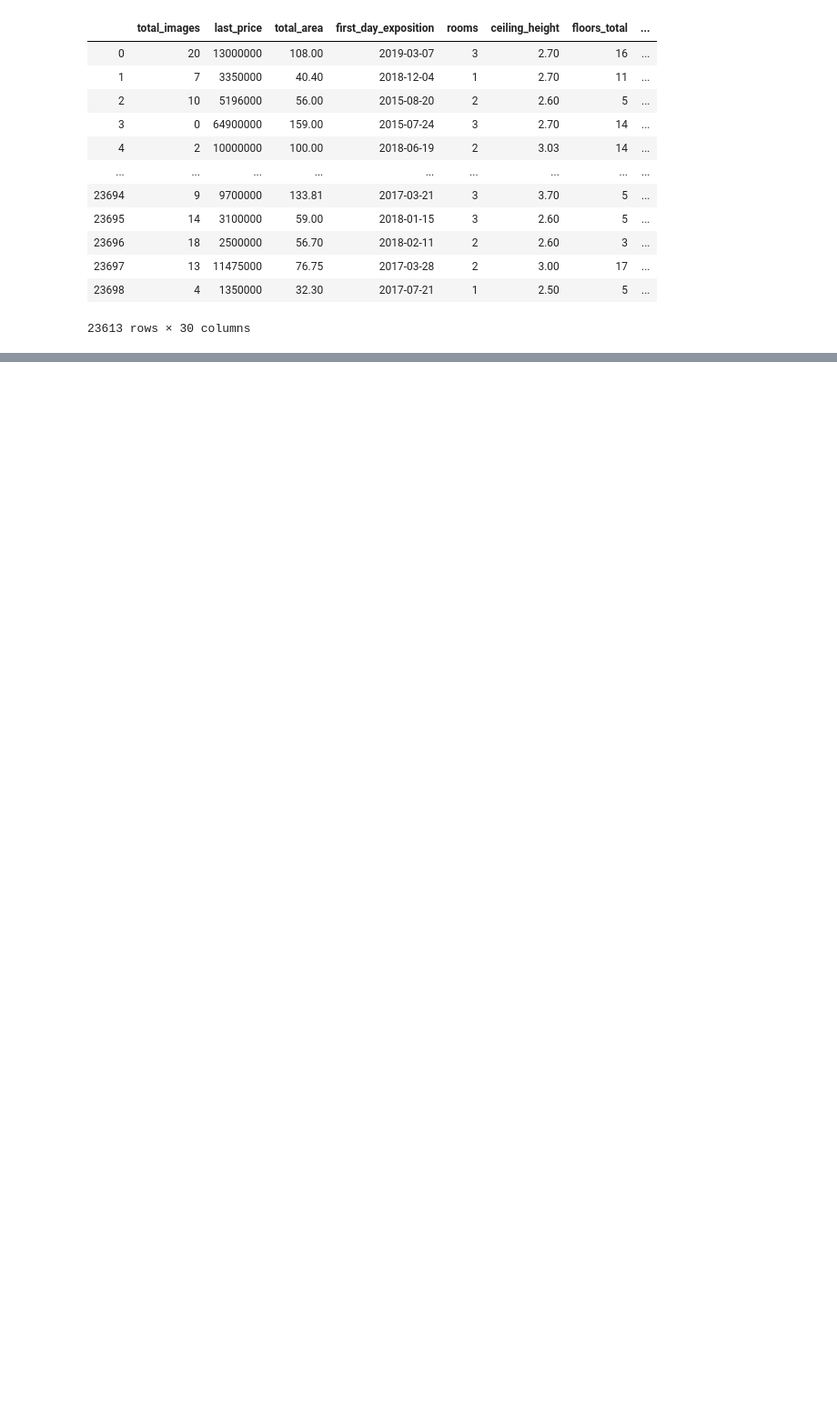
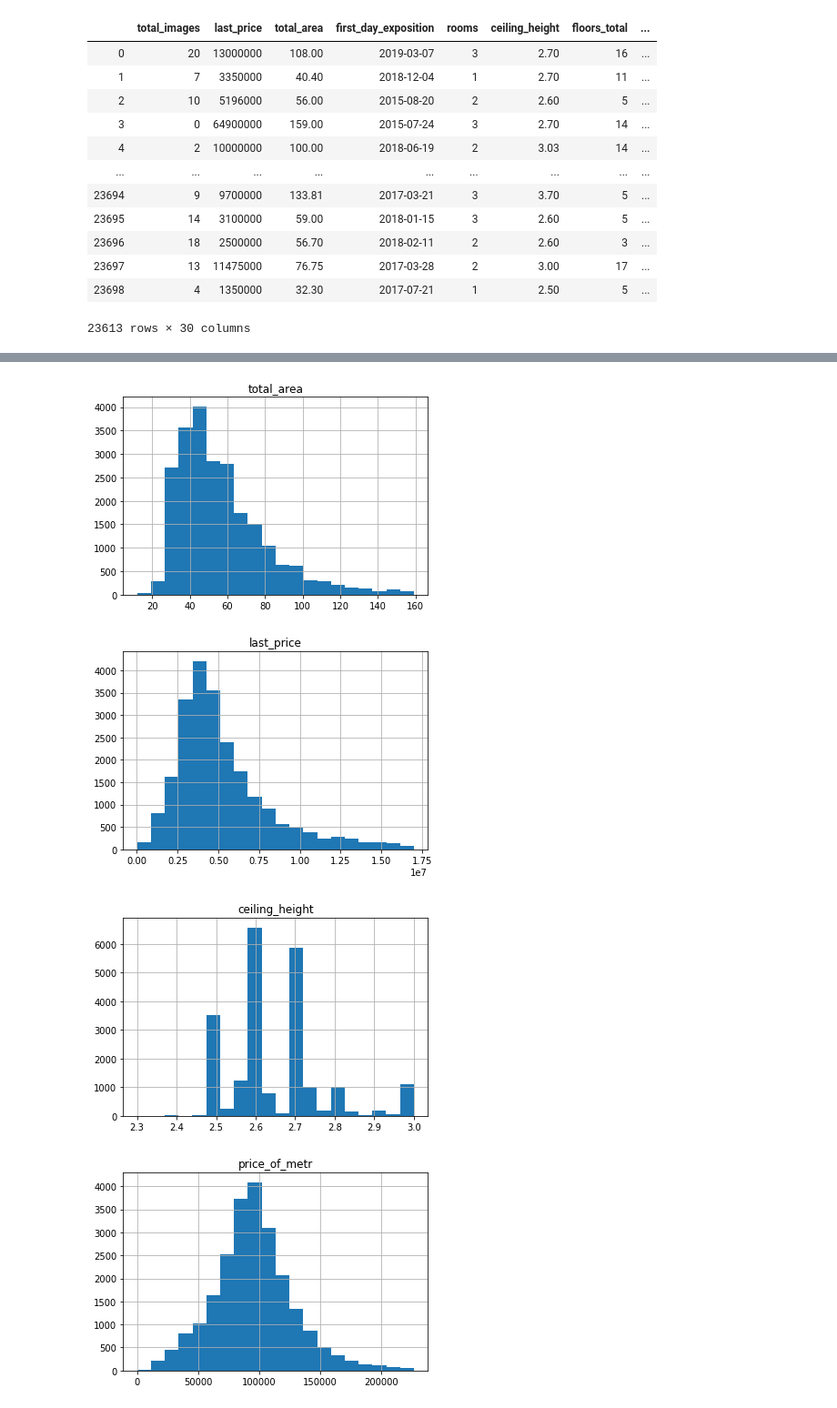
Before and after one commit to ViacheslavPogorelyy/YaP, a Jupyter notebook: part_number_two/project_2.ipynb, the cells around one changed output, grey strips where cells are left out. Shown at 91% size. Cells and saved outputs as stored; diff of their text form; code cells hidden in the pictures; blank space fills up the shorter version.

```diff
--- a/part_number_two/project_2.ipynb
+++ b/part_number_two/project_2.ipynb
@@ -364,0 +377,26 @@ df
+# %%
+hist_columns = df.loc[:, ['total_area','last_price', 'ceiling_height', 'price_of_metr', 'rooms']]
+for column in hist_columns:
+
+    qr = df[column].quantile(.75) - df[column].quantile(.25) #межквартальный размах
+
+    mini = df[column].min() # минимальный диапозон
+    qmin = df[column].quantile(.25) - qr * 3
+    if qmin < mini:
+        qmin = mini
+    else:
+        qmin = qmin
+
+    maxi = df[column].max() # максимальный диапазон
+    qmax = df[column].quantile(.75) + qr * 3
+    if qmax > maxi:
+        qmax = maxi
+    else:
+        qmax = qmax
+
+    hist_columns.hist(column, bins = 20, range = ((qmin), (qmax))) #строит гистограммы в нужном диапазоне
+# %% [output]
+[figure, added]
+[figure, added]
+[figure, added]
+[figure, added]
```
Also changed, not shown: parts of 6 cells of this notebook.
